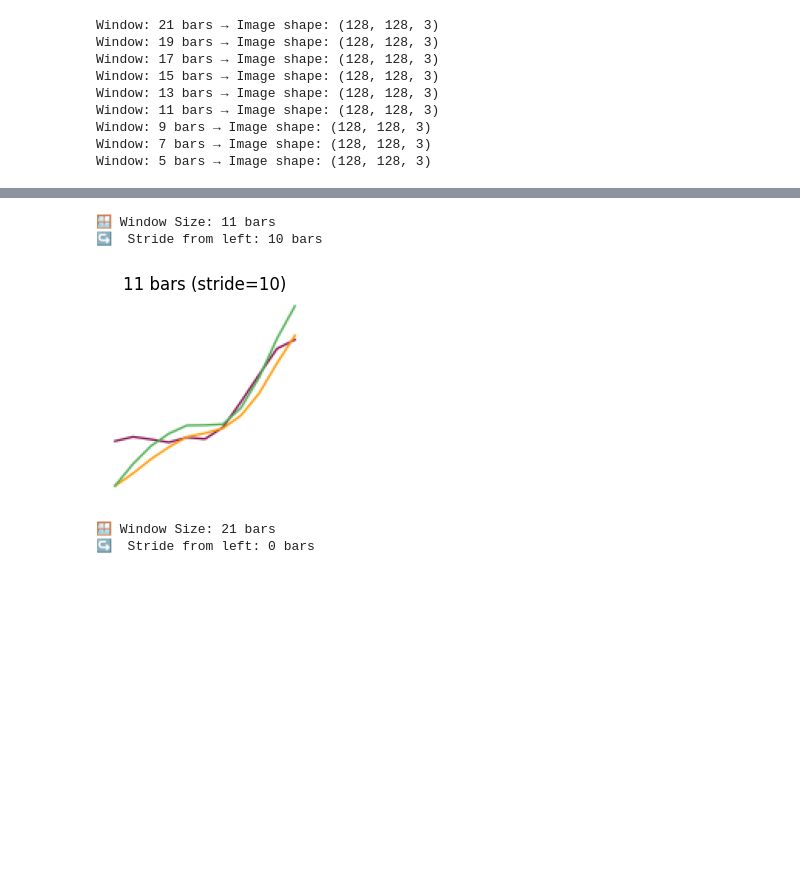
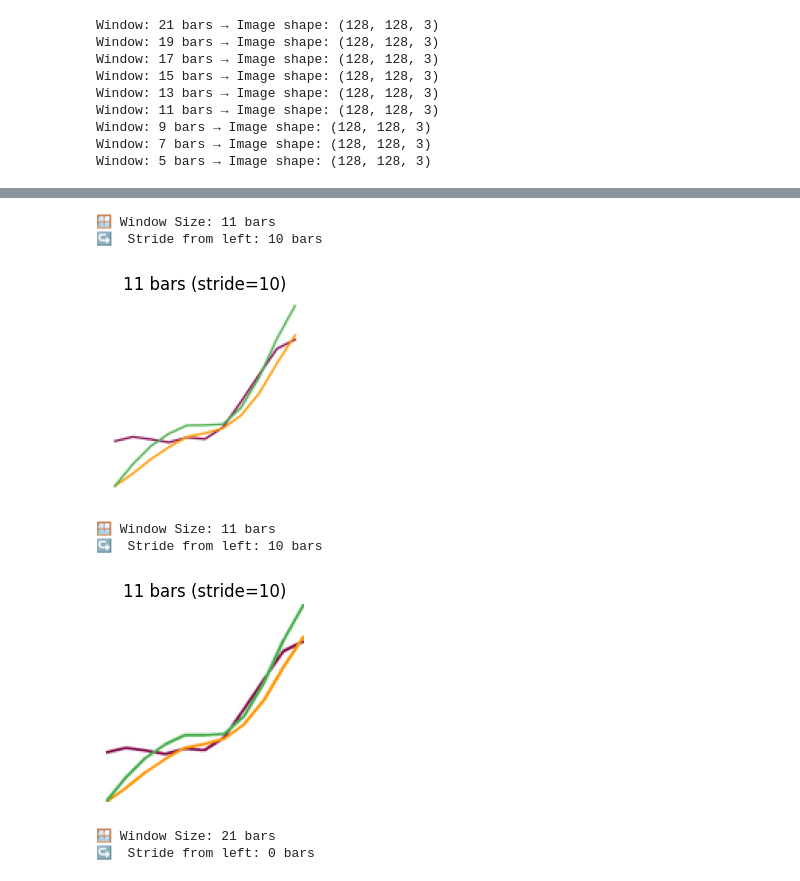
Before and after one commit to kjpou1/convolution-patterns, a Jupyter notebook: notebook/notebooks/pattern_plot_preview.ipynb, the cells around one changed output, grey strips where cells are left out. Drawn from its saved outputs; the diff is of its cells as text; code cells hidden in the pictures; blank space fills up the shorter version.

```diff
--- a/notebook/notebooks/pattern_plot_preview.ipynb
+++ b/notebook/notebooks/pattern_plot_preview.ipynb
@@ -120,6 +323,18 @@ def generate_sliding_windows(df, image_size=(128, 128), include_close=True):
         )
         results.append((window_size, img))
     return results
+# %%
+def generate_sliding_windows_pil(df, image_size=(128, 128), include_close=True):
+    """
+    Yields (window_size, image_array) tuples from DEFAULT_NUM_DAYS down to ENDING_NUM_DAYS (inclusive).
+    """
+    results = []
+    for window_size in range(DEFAULT_NUM_DAYS, ENDING_NUM_DAYS - 1, -WINDOW_STRIDE):
+        img = plot_pattern_image_array_pil(
+            df, num_days=window_size, size=image_size, include_close=include_close
+        )
+        results.append((window_size, img))
+    return results
 # %%
 windows = generate_sliding_windows(df, include_close=False)
 
@@ -136,3 +351,9 @@ Window: 11 bars → Image shape: (128, 128, 3)
 Window: 9 bars → Image shape: (128, 128, 3)
 Window: 7 bars → Image shape: (128, 128, 3)
 Window: 5 bars → Image shape: (128, 128, 3)
+# %%
+windows_pil = generate_sliding_windows_pil(df, include_close=False)
+
+for bars, image in windows:
+    print(f"Window: {bars} bars → Image shape: {image.shape}")
+    # prediction = model.predict(np.expand_dims(image, axis=0))
@@ -167,14 +398,18 @@ def inspect_window(window_tuple, model=None, decode_fn=None, threshold=0.8):
         else:
             print("❌ Below threshold → continue sliding")
 # %%
-windows = generate_sliding_windows(df, include_close=False)
+# Inspect one (e.g., the 3rd tier)
+inspect_window(windows[5])
 
 # Inspect one (e.g., the 3rd tier)
-inspect_window(windows[5])
+inspect_window(windows_pil[5])
 # %% [output]
 🪟 Window Size: 11 bars
 ↪️  Stride from left: 10 bars
 [figure]
+🪟 Window Size: 11 bars
+↪️  Stride from left: 10 bars
+[figure, added]
 # %%
 for win in windows:
     inspect_window(win)
```
Also changed, not shown: parts of 6 cells of this notebook.
